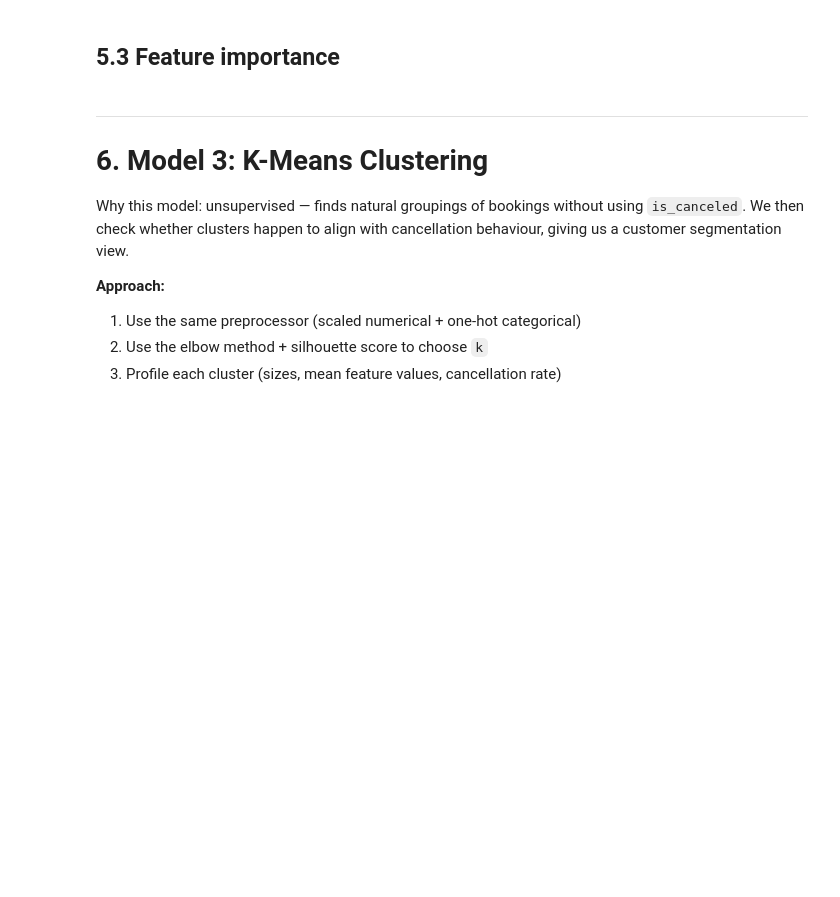
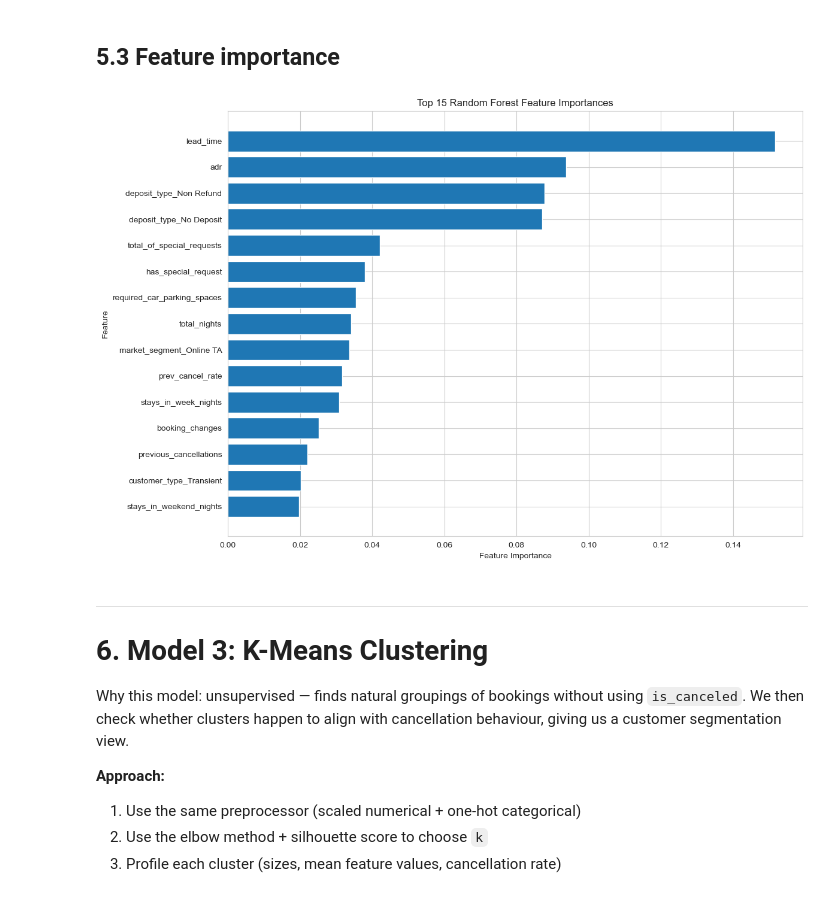
Before and after one commit to CherLyu/COMP5310-A2, a Jupyter notebook: Lab_05_Group_10_Modelling.ipynb, the cells around one changed output. Saved outputs shown, nothing was run; the diff lists cells and outputs as text; code cells hidden in the pictures; blank space fills up the shorter version.

```diff
--- a/Lab_05_Group_10_Modelling.ipynb
+++ b/Lab_05_Group_10_Modelling.ipynb
@@ -333,19 +583,56 @@ rf_results = {}  # placeholder
 # %%
 # ============================================================
 # TODO (Member B): Plot Random Forest feature importance
 # ============================================================
 # Steps:
 # 1. fitted_rf = rf_search.best_estimator_.named_steps['rf']
 # 2. fitted_pre = rf_search.best_estimator_.named_steps['preprocess']
 #    feature_names = get_feature_names_after_preprocess(fitted_pre)  ← use the helper above
 # 3. imp_df = pd.DataFrame({
 #        'feature': feature_names,
 #        'importance': fitted_rf.feature_importances_
 #    })
 # 4. Sort descending, take top 15
 # 5. Plot horizontal bar chart
 
 # YOUR CODE HERE
+
+# 1. Get fitted Random Forest model
+fitted_rf = rf_search.best_estimator_.named_steps['rf']
+
+# 2. Get fitted preprocessor + transformed feature names
+fitted_pre = rf_search.best_estimator_.named_steps['preprocess']
+feature_names = get_feature_names_after_preprocess(fitted_pre)
+
+# 3. Build importance dataframe
+imp_df = pd.DataFrame({
+    'feature': feature_names,
+    'importance': fitted_rf.feature_importances_
+})
+
+# 4. Sort descending and keep top 15
+top_imp = (
+    imp_df.sort_values('importance', ascending=False)
+          .head(15)
+          .sort_values('importance')   # cleaner horizontal chart
+)
+
+# 5. Plot horizontal bar chart
+plt.figure(figsize=(12, 8))
+
+plt.barh(
+    top_imp['feature'],
+    top_imp['importance']
+)
+
+plt.title('Top 15 Random Forest Feature Importances')
+plt.xlabel('Feature Importance')
+plt.ylabel('Feature')
+
+plt.tight_layout()
+plt.show()
+# %% [output]
+[figure, added]
 # %% [markdown]
 ---
 # 6. Model 3: K-Means Clustering
```
Also changed, not shown: parts of 7 cells of this notebook.
